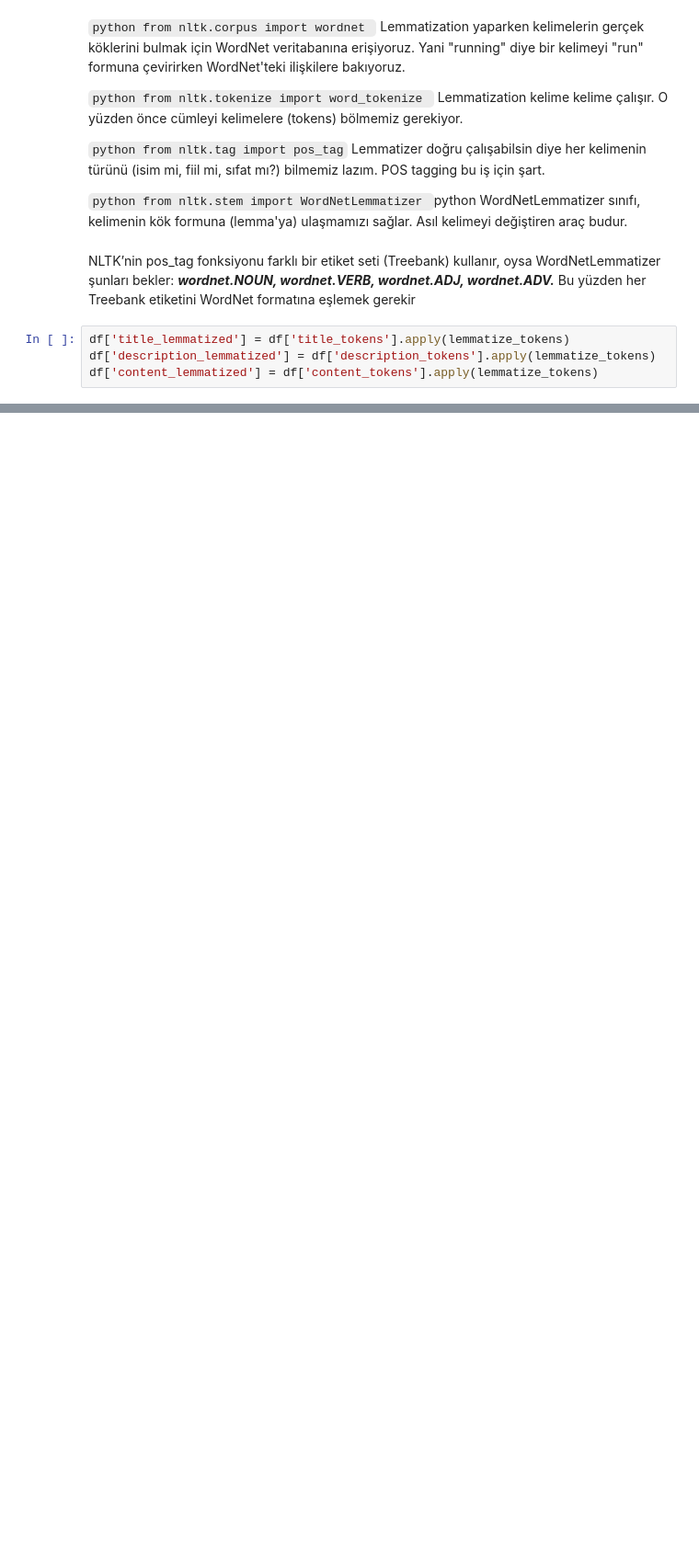
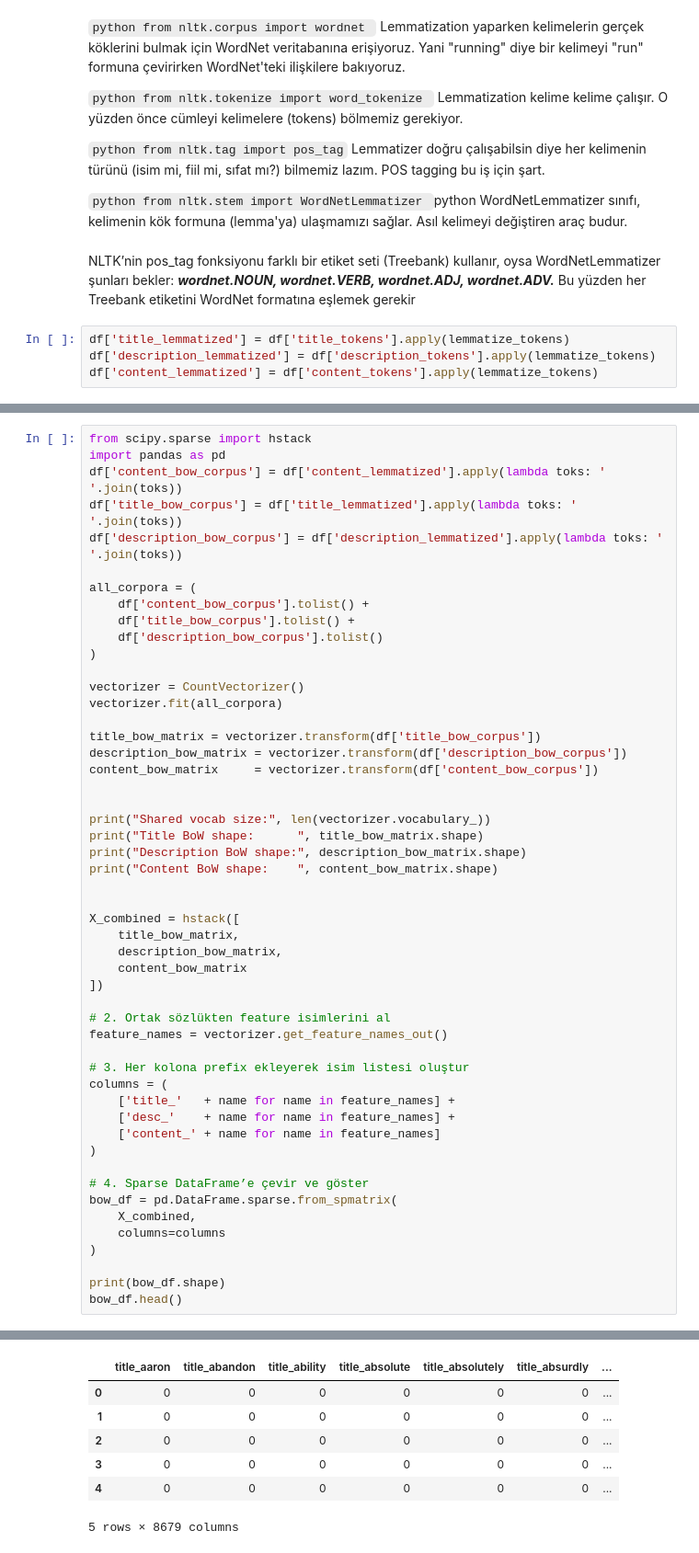
Before and after one commit to seherova/nlp-project, a Jupyter notebook: nlp-project/notebooks/nlp.ipynb, the cells around one changed output, grey strips where cells are left out. Shown at 92% size. Saved outputs shown, nothing was run; the diff lists cells and outputs as text; blank space fills up the shorter version.

```diff
--- a/nlp-project/notebooks/nlp.ipynb
+++ b/nlp-project/notebooks/nlp.ipynb
@@ -657,0 +697,52 @@ df['content_lemmatized'] = df['content_tokens'].apply(lemmatize_tokens)
+# %%
+from scipy.sparse import hstack
+import pandas as pd
+df['content_bow_corpus'] = df['content_lemmatized'].apply(lambda toks: ' '.join(toks))
+df['title_bow_corpus'] = df['title_lemmatized'].apply(lambda toks: ' '.join(toks))
+df['description_bow_corpus'] = df['description_lemmatized'].apply(lambda toks: ' '.join(toks))
+
+all_corpora = (
+    df['content_bow_corpus'].tolist() +
+    df['title_bow_corpus'].tolist() +
+    df['description_bow_corpus'].tolist()
+)
+
+vectorizer = CountVectorizer()
+vectorizer.fit(all_corpora)
+
+title_bow_matrix = vectorizer.transform(df['title_bow_corpus'])
+description_bow_matrix = vectorizer.transform(df['description_bow_corpus'])
+content_bow_matrix     = vectorizer.transform(df['content_bow_corpus'])
+
+
+print("Shared vocab size:", len(vectorizer.vocabulary_))
+print("Title BoW shape:      ", title_bow_matrix.shape)
+print("Description BoW shape:", description_bow_matrix.shape)
+print("Content BoW shape:    ", content_bow_matrix.shape)
+
+
+X_combined = hstack([
+    title_bow_matrix,
+    description_bow_matrix,
+    content_bow_matrix
+])
+
+# 2. Ortak sözlükten feature isimlerini al
+feature_names = vectorizer.get_feature_names_out()
+
+# 3. Her kolona prefix ekleyerek isim listesi oluştur
+columns = (
+    ['title_'   + name for name in feature_names] +
+    ['desc_'    + name for name in feature_names] +
+    ['content_' + name for name in feature_names]
+)
+
+# 4. Sparse DataFrame’e çevir ve göster
+bow_df = pd.DataFrame.sparse.from_spmatrix(
+    X_combined,
+    columns=columns
+)
+
+print(bow_df.shape)
+bow_df.head()
+# %% [output]
@@ -657,0 +754,7 @@ df['content_lemmatized'] = df['content_tokens'].apply(lemmatize_tokens)
+|  | title_aaron | title_abandon | title_ability | title_absolute | title_absolutely | title_absurdly | ... |
+| 0 | 0 | 0 | 0 | 0 | 0 | 0 | ... |
+| 1 | 0 | 0 | 0 | 0 | 0 | 0 | ... |
+| 2 | 0 | 0 | 0 | 0 | 0 | 0 | ... |
+| 3 | 0 | 0 | 0 | 0 | 0 | 0 | ... |
+| 4 | 0 | 0 | 0 | 0 | 0 | 0 | ... |
+5 rows × 8679 columns
```
Also changed, not shown: parts of 10 cells of this notebook.
